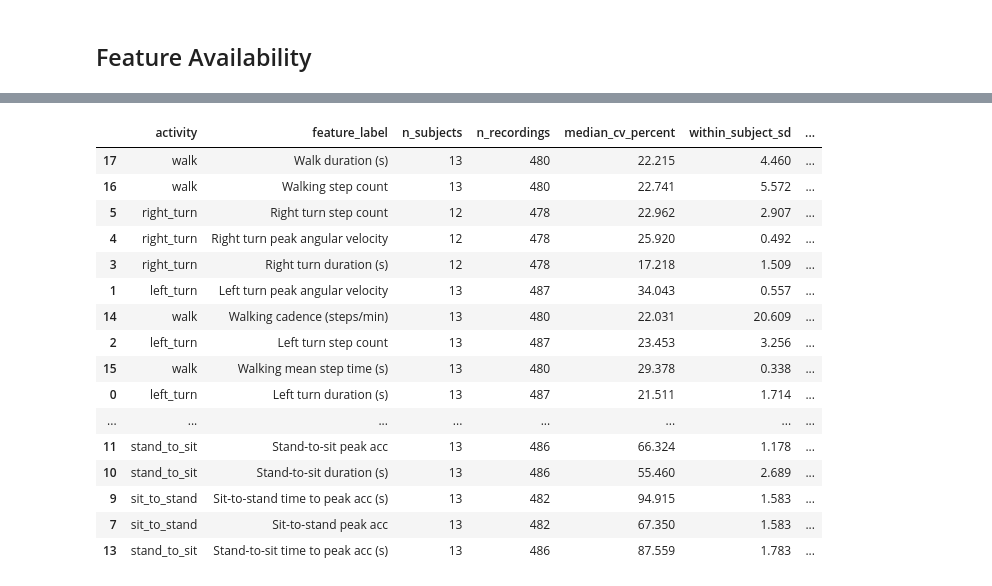
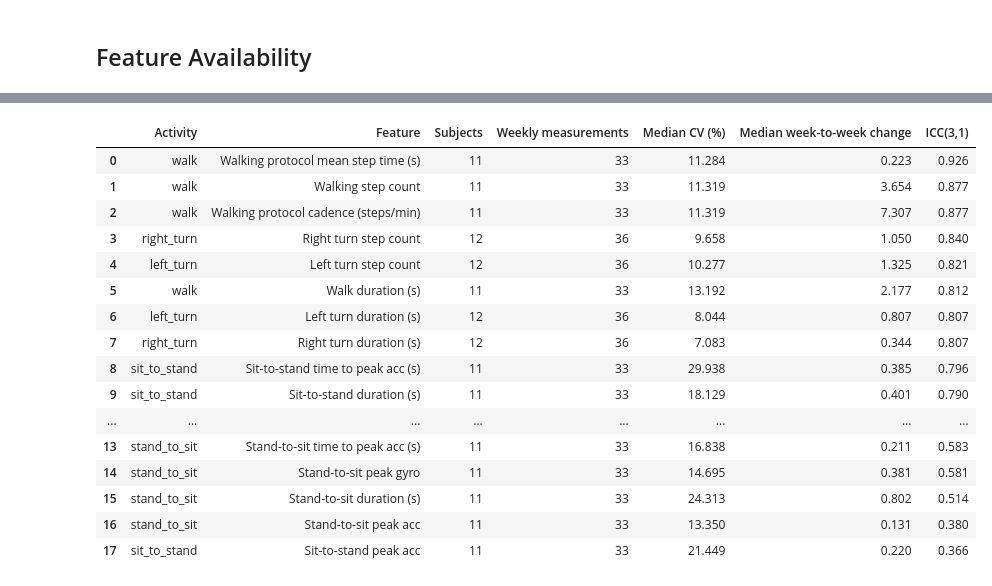
Before and after one commit to ahmedazhar2299/my-walk-sentinal, a Jupyter notebook: Sensors_Visualizers/rq2_home_repeatability.ipynb, the cells around one changed output, grey strips where cells are left out. Cells and saved outputs as stored; diff of their text form; code cells hidden in the pictures.

```diff
--- a/Sensors_Visualizers/rq2_home_repeatability.ipynb
+++ b/Sensors_Visualizers/rq2_home_repeatability.ipynb
@@ -242,0 +237,14 @@ display(availability[["activity", "feature_label", "n_subjects", "available_n",
+# %%
+cadence_check = home_3week.copy()
+for col in ["walk_duration", "step_count", "cadence"]:
+    cadence_check[col] = pd.to_numeric(cadence_check[col], errors="coerce")
+
+cadence_check["expected_cadence"] = cadence_check["step_count"] / cadence_check["walk_duration"].replace(0, np.nan) * 60.0
+cadence_check["cadence_error"] = cadence_check["cadence"] - cadence_check["expected_cadence"]
+
+cadence_diagnostic = pd.DataFrame([{
+    "walking_rows_checked": int(cadence_check["cadence_error"].notna().sum()),
+    "mean_abs_cadence_formula_error": float(cadence_check["cadence_error"].abs().mean()),
+    "max_abs_cadence_formula_error": float(cadence_check["cadence_error"].abs().max()),
+}]).round(3)
+display(cadence_diagnostic)
@@ -318,36 +339,41 @@ display(repeatability_summary)
 # %%
-def interpret(row):
-    ratio = row["repeatability_ratio"]
-    cv = row["median_cv_percent"]
-    if pd.isna(ratio) or row["n_subjects"] < 5:
-        return "insufficient repeated SRS data"
-    if ratio >= 0.75 and cv <= 25:
-        return "strong home consistency"
-    if ratio >= 0.50 and cv <= 35:
-        return "moderate home consistency"
-    if ratio >= 0.35:
-        return "limited but usable with caution"
-    return "weak home consistency"
+repeatability_table = repeatability_summary[[
+    "activity",
+    "feature_label",
+    "n_subjects",
+    "n_weekly_measurements",
+    "median_cv_percent",
+    "median_abs_week_to_week_change",
+    "icc_3_1",
+]].copy()
 
-rq2_table = repeatability_summary.copy()
-rq2_table["interpretation"] = rq2_table.apply(interpret, axis=1)
-rq2_table = rq2_table[["activity", "feature_label", "n_subjects", "n_recordings", "median_cv_percent", "within_subject_sd", "between_subject_sd", "repeatability_ratio", "median_abs_day_to_day_change", "interpretation"]]
-display(rq2_table)
+repeatability_table = repeatability_table.rename(columns={
+    "activity": "Activity",
+    "feature_label": "Feature",
+    "n_subjects": "Subjects",
+    "n_weekly_measurements": "Weekly measurements",
+    "median_cv_percent": "Median CV (%)",
+    "median_abs_week_to_week_change": "Median week-to-week change",
+    "icc_3_1": "ICC(3,1)",
+})
+
+repeatability_table = repeatability_table.sort_values("ICC(3,1)", ascending=False).reset_index(drop=True)
+display(repeatability_table)
 # %% [output]
-|  | activity | feature_label | n_subjects | n_recordings | median_cv_percent | within_subject_sd | ... |
-| 17 | walk | Walk duration (s) | 13 | 480 | 22.215 | 4.460 | ... |
-| 16 | walk | Walking step count | 13 | 480 | 22.741 | 5.572 | ... |
-| 5 | right_turn | Right turn step count | 12 | 478 | 22.962 | 2.907 | ... |
-| 4 | right_turn | Right turn peak angular velocity | 12 | 478 | 25.920 | 0.492 | ... |
-| 3 | right_turn | Right turn duration (s) | 12 | 478 | 17.218 | 1.509 | ... |
-| 1 | left_turn | Left turn peak angular velocity | 13 | 487 | 34.043 | 0.557 | ... |
-| 14 | walk | Walking cadence (steps/min) | 13 | 480 | 22.031 | 20.609 | ... |
-| 2 | left_turn | Left turn step count | 13 | 487 | 23.453 | 3.256 | ... |
-| 15 | walk | Walking mean step time (s) | 13 | 480 | 29.378 | 0.338 | ... |
-| 0 | left_turn | Left turn duration (s) | 13 | 487 | 21.511 | 1.714 | ... |
+|  | Activity | Feature | Subjects | Weekly measurements | Median CV (%) | Median week-to-week change | ICC(3,1) |
+| 0 | walk | Walking protocol mean step time (s) | 11 | 33 | 11.284 | 0.223 | 0.926 |
+| 1 | walk | Walking step count | 11 | 33 | 11.319 | 3.654 | 0.877 |
+| 2 | walk | Walking protocol cadence (steps/min) | 11 | 33 | 11.319 | 7.307 | 0.877 |
+| 3 | right_turn | Right turn step count | 12 | 36 | 9.658 | 1.050 | 0.840 |
+| 4 | left_turn | Left turn step count | 12 | 36 | 10.277 | 1.325 | 0.821 |
+| 5 | walk | Walk duration (s) | 11 | 33 | 13.192 | 2.177 | 0.812 |
+| 6 | left_turn | Left turn duration (s) | 12 | 36 | 8.044 | 0.807 | 0.807 |
+| 7 | right_turn | Right turn duration (s) | 12 | 36 | 7.083 | 0.344 | 0.807 |
+| 8 | sit_to_stand | Sit-to-stand time to peak acc (s) | 11 | 33 | 29.938 | 0.385 | 0.796 |
+| 9 | sit_to_stand | Sit-to-stand duration (s) | 11 | 33 | 18.129 | 0.401 | 0.790 |
 | ... | ... | ... | ... | ... | ... | ... | ... |
-| 11 | stand_to_sit | Stand-to-sit peak acc | 13 | 486 | 66.324 | 1.178 | ... |
-| 10 | stand_to_sit | Stand-to-sit duration (s) | 13 | 486 | 55.460 | 2.689 | ... |
-| 9 | sit_to_stand | Sit-to-stand time to peak acc (s) | 13 | 482 | 94.915 | 1.583 | ... |
-| 7 | sit_to_stand | Sit-to-stand peak acc | 13 | 482 | 67.350 | 1.583 | ... |
-| 13 | stand_to_sit | Stand-to-sit time to peak acc (s) | 13 | 486 | 87.559 | 1.783 | ... |
+| 13 | stand_to_sit | Stand-to-sit time to peak acc (s) | 11 | 33 | 16.838 | 0.211 | 0.583 |
+| 14 | stand_to_sit | Stand-to-sit peak gyro | 11 | 33 | 14.695 | 0.381 | 0.581 |
+| 15 | stand_to_sit | Stand-to-sit duration (s) | 11 | 33 | 24.313 | 0.802 | 0.514 |
+| 16 | stand_to_sit | Stand-to-sit peak acc | 11 | 33 | 13.350 | 0.131 | 0.380 |
+| 17 | sit_to_stand | Sit-to-stand peak acc | 11 | 33 | 21.449 | 0.220 | 0.366 |
```
Also changed, not shown: parts of 23 cells of this notebook, 4 other files.
